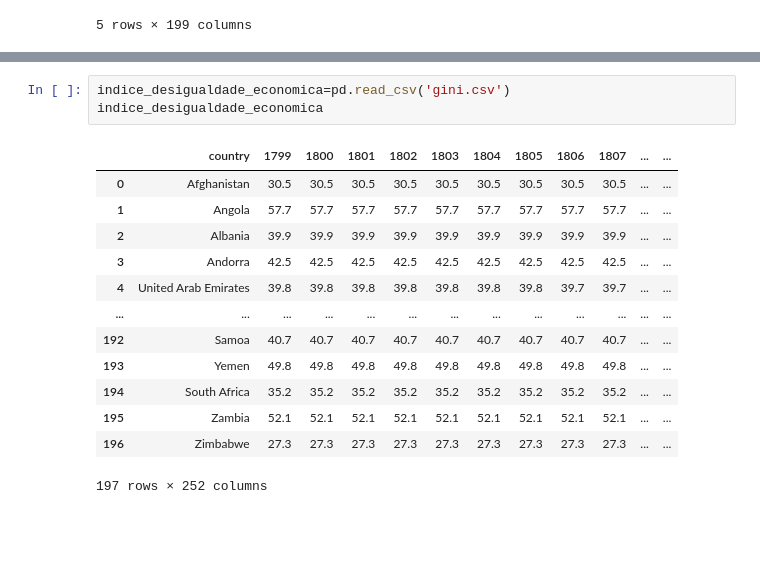
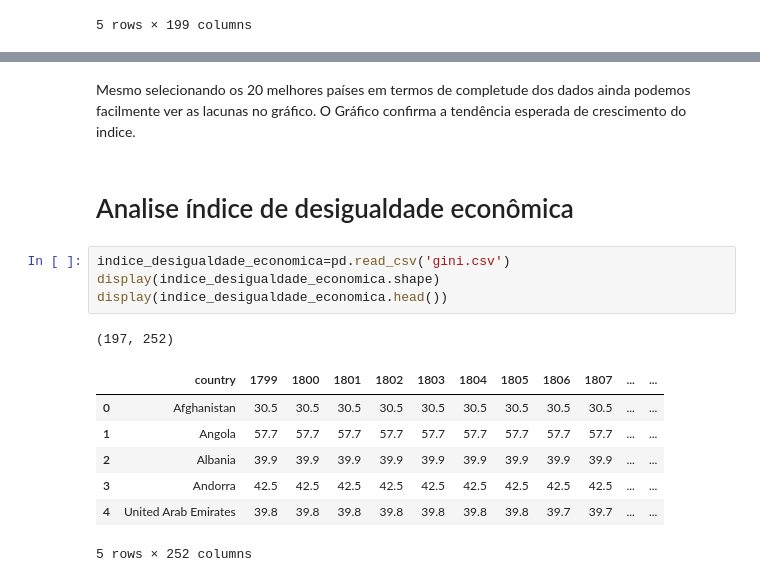
Before and after one commit to MillenRodrigues/Atividade-T4, a Jupyter notebook: Atividade_T4.ipynb, the cells around one changed output, grey strips where cells are left out. Saved outputs shown, nothing was run; the diff lists cells and outputs as text; blank space fills up the shorter version.

```diff
--- a/Atividade_T4.ipynb
+++ b/Atividade_T4.ipynb
@@ -67,17 +110,18 @@ display(escola_primaria.head())
+# %% [markdown]
+Mesmo selecionando os 20 melhores países em termos de completude dos dados ainda podemos facilmente ver as lacunas no gráfico.
+O Gráfico confirma a tendência esperada de crescimento do indice.
+# %% [markdown]
+# Analise índice de desigualdade econômica
 # %%
 indice_desigualdade_economica=pd.read_csv('gini.csv')
-indice_desigualdade_economica
+display(indice_desigualdade_economica.shape)
+display(indice_desigualdade_economica.head())
 # %% [output]
+(197, 252)
 |  | country | 1799 | 1800 | 1801 | 1802 | 1803 | 1804 | 1805 | 1806 | 1807 | ... | ... |
 | 0 | Afghanistan | 30.5 | 30.5 | 30.5 | 30.5 | 30.5 | 30.5 | 30.5 | 30.5 | 30.5 | ... | ... |
 | 1 | Angola | 57.7 | 57.7 | 57.7 | 57.7 | 57.7 | 57.7 | 57.7 | 57.7 | 57.7 | ... | ... |
 | 2 | Albania | 39.9 | 39.9 | 39.9 | 39.9 | 39.9 | 39.9 | 39.9 | 39.9 | 39.9 | ... | ... |
 | 3 | Andorra | 42.5 | 42.5 | 42.5 | 42.5 | 42.5 | 42.5 | 42.5 | 42.5 | 42.5 | ... | ... |
 | 4 | United Arab Emirates | 39.8 | 39.8 | 39.8 | 39.8 | 39.8 | 39.8 | 39.8 | 39.7 | 39.7 | ... | ... |
-| ... | ... | ... | ... | ... | ... | ... | ... | ... | ... | ... | ... | ... |
-| 192 | Samoa | 40.7 | 40.7 | 40.7 | 40.7 | 40.7 | 40.7 | 40.7 | 40.7 | 40.7 | ... | ... |
-| 193 | Yemen | 49.8 | 49.8 | 49.8 | 49.8 | 49.8 | 49.8 | 49.8 | 49.8 | 49.8 | ... | ... |
-| 194 | South Africa | 35.2 | 35.2 | 35.2 | 35.2 | 35.2 | 35.2 | 35.2 | 35.2 | 35.2 | ... | ... |
-| 195 | Zambia | 52.1 | 52.1 | 52.1 | 52.1 | 52.1 | 52.1 | 52.1 | 52.1 | 52.1 | ... | ... |
-| 196 | Zimbabwe | 27.3 | 27.3 | 27.3 | 27.3 | 27.3 | 27.3 | 27.3 | 27.3 | 27.3 | ... | ... |
-197 rows × 252 columns
+5 rows × 252 columns
```
Also changed, not shown: parts of 19 cells of this notebook.
